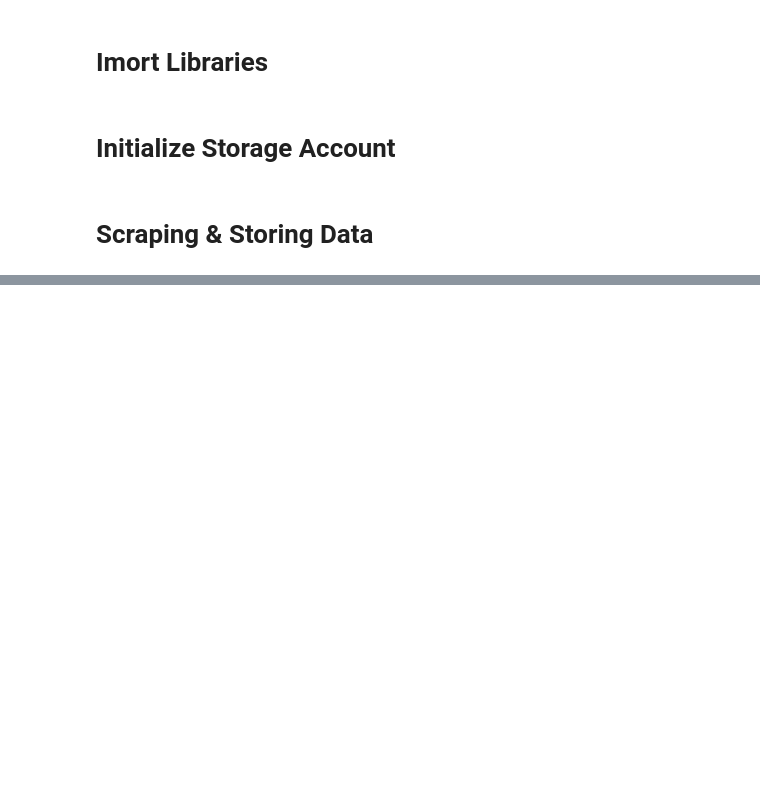
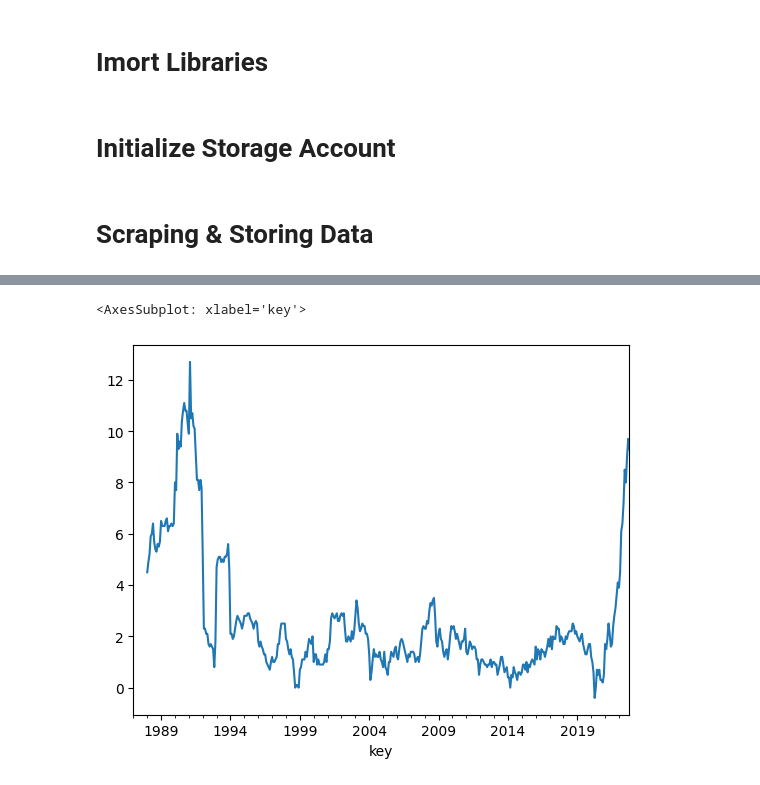
Before and after one commit to cfuru/Azure-Functions, a Jupyter notebook: func-booli-scraper-001/1_scraping_data.ipynb, the cells around one changed output, grey strips where cells are left out. Cells and saved outputs as stored; diff of their text form; code cells hidden in the pictures; blank space fills up the shorter version.

```diff
--- a/func-booli-scraper-001/1_scraping_data.ipynb
+++ b/func-booli-scraper-001/1_scraping_data.ipynb
@@ -60,0 +73,2 @@ azure_utils.upload_csv_to_datalake(df, "raw/sold", f"Sold_{object_type}_{rooms}_
+# %%
+scb = SCB("en")
@@ -60,0 +87,19 @@ azure_utils.upload_csv_to_datalake(df, "raw/sold", f"Sold_{object_type}_{rooms}_
+# %%
+scb.go_down("PR", "PR0101", "PR0101G", "KPIF")
+# scb.go_up()
+# scb.info()
+# scb.get_variables()
+
+observations = ['CPIF, Index, 1987=100', 'CPIF, monthly changes, 1987=100', 'CPIF, annual changes, 1987=100']
+scb.set_query(observations = observations)
+#print(scb.get_query())
+data = scb.get_data()["data"]
+# %%
+df = pd.DataFrame(data)
+
+df_keys = pd.DataFrame(df["key"].to_list(), columns = ["key"]).replace("M", "")#df["key"].apply(pd.Series)
+df_values = pd.DataFrame(df["values"].to_list(), columns = observations).replace("..", "").apply(pd.to_numeric)#df["values"].apply(pd.Series)
+df = pd.concat([df_keys, df_values], axis = 1).set_index("key")
+df.index = df.index.str.replace("M", "")
+df.index = pd.to_datetime(df.index, format = "%Y%m")
+df.head()
@@ -60,0 +114,5 @@ azure_utils.upload_csv_to_datalake(df, "raw/sold", f"Sold_{object_type}_{rooms}_
+# %%
+df.iloc[:,2].plot()
+# %% [output]
+<AxesSubplot: xlabel='key'>
+[figure, added]
```
Also changed, not shown: parts of 6 cells of this notebook.
